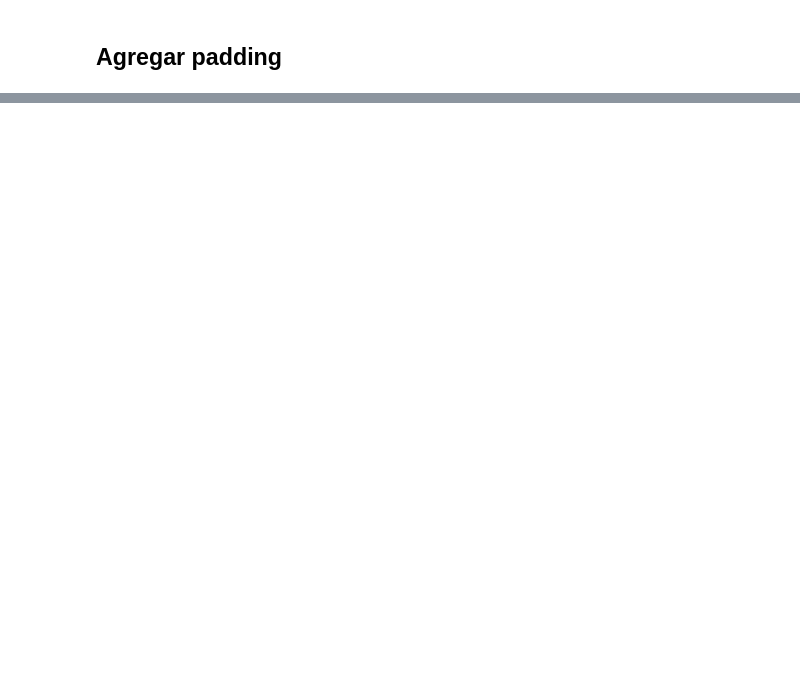
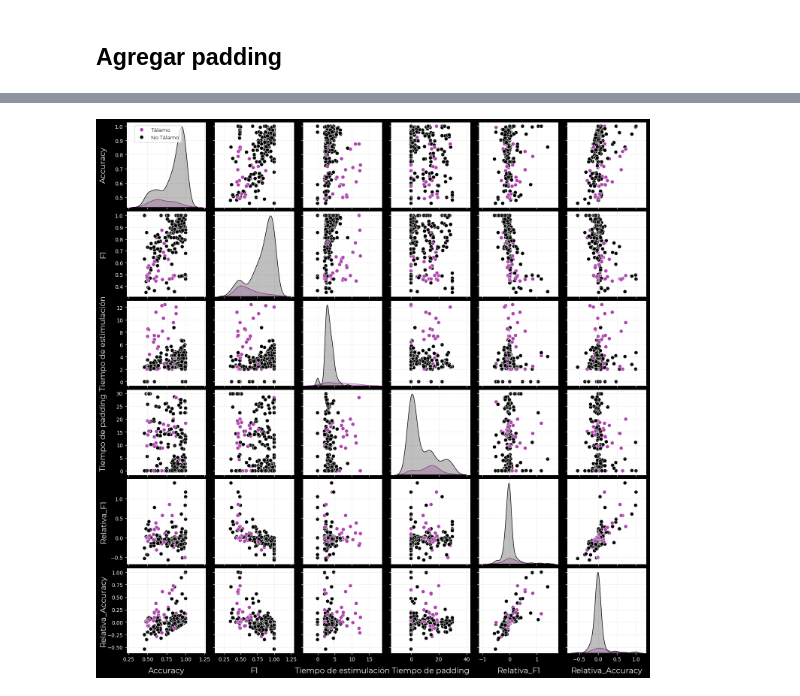
Before and after one commit to martinrrobins/PI-Thalamus-RNS, a Jupyter notebook: Paper_iESPnet_pruebas/01-Exploraciones/03.7 Exploracion.ipynb, the cells around one changed output, grey strips where cells are left out. Drawn from its saved outputs; the diff is of its cells as text; code cells hidden in the pictures; blank space fills up the shorter version.

```diff
--- a/Paper_iESPnet_pruebas/01-Exploraciones/03.7 Exploracion.ipynb
+++ b/Paper_iESPnet_pruebas/01-Exploraciones/03.7 Exploracion.ipynb
@@ -230,0 +265,3 @@ plt.show()
+# %%
+# lista con ids de pacientes
+patients = ue.get_subfolders(DATA_DIR)
@@ -230,0 +388,8 @@ plt.show()
+# %%
+prediction_te_iespnet = []
+for s in range (len(results_iespnet)):
+    prediction_te_iespnet_patient = []
+    for j in range (len(results_iespnet[s])):
+        prediction_te_iespnet_patient.append(results_iespnet[s][j].get('prediction_te'))
+
+    prediction_te_iespnet.append(prediction_te_iespnet_patient)
@@ -230,0 +438,6 @@ plt.show()
+# %%
+variable_relativa_f1_=[]
+variable_relativa_accuracy_=[]
+for s in range(len(patients_dsf_iespnet)):
+    variable_relativa_f1_.append((np.array(f1_dsf_iespnet[s])-np.array(f1_iespnet[s]))/np.array(f1_iespnet[s]))
+    variable_relativa_accuracy_.append((np.array(accuracy_dsf_iespnet[s])-np.array(accuracy_iespnet[s]))/np.array(accuracy_iespnet[s]))
@@ -230,0 +561,3 @@ plt.show()
+# %%
+# Reemplazar los NaN por 0 en todo el DataFrame
+df_resultados_per_epoch.fillna(0, inplace=True)
@@ -230,0 +581,70 @@ plt.show()
+# %%
+font_path = '../03-Letra-plot/Montserrat-Regular.ttf'
+montserrat = fm.FontProperties(fname=font_path)
+
+pacientes_talamo = ['PIT-RNS0427', 'PIT-RNS1713', 'PIT-RNS3016', 'PIT-RNS7168', 'PIT-RNS8326', 'PIT-RNS6762']
+
+df_resultados_per_epoch['Tálamo'] = df_resultados_per_epoch['Paciente'].apply(lambda x: x in pacientes_talamo)
+
+# Crear el pairplot
+pairplot = sns.pairplot(
+                        df_resultados_per_epoch,
+                        hue       = 'Talamo',
+                        palette   = {True: '#AF42AE', False: '#000000'},
+                        diag_kind = "kde",
+                        plot_kws  = {'marker': 'o', 'facecolors': 'black', 'edgecolor': 'white', 's': 50},
+                        diag_kws  = {'color':'#000000'}
+                       )
+
+pairplot.fig.patch.set_facecolor('#000000')  # Fondo negro fuera de los gráficos
+
+for ax in pairplot.axes.flatten():
+    ax.set_facecolor('#FFFFFF')  # Fondo blanco en los gráficos
+
+for ax in pairplot.fig.axes:
+    ax.set_xlabel(ax.get_xlabel(), fontproperties=montserrat, fontsize=15, color='#FFFFFF',labelpad=10)
+    ax.set_ylabel(ax.get_ylabel(), fontproperties=montserrat, fontsize=15, color='#FFFFFF',labelpad=10)
+
+    ax.spines['bottom'].set_color('#FFFFFF')
+    ax.spines['top'].set_color('#FFFFFF')
+    ax.spines['left'].set_color('#FFFFFF')
+    ax.spines['right'].set_color('#FFFFFF')
+
+    # Cambiar el color de los ticks (números en los ejes) a blanco
+    ax.tick_params(axis='x', colors='#FFFFFF')
+    ax.tick_params(axis='y', colors='#FFFFFF')
+
+    ax.xaxis.label.set_color('#FFFFFF')
+    ax.yaxis.label.set_color('#FFFFFF')
+
+    ax.yaxis.set_label_coords(-0.25, 0.5)
+
+    ax.grid(True, linestyle='--', linewidth=0.5, alpha=0.8, color='#CFCFCF')
+
+
+legend = pairplot._legend
+legend.set_frame_on(True)
+
+legend.get_frame().set_facecolor('#FFFFFF')
+legend.set_title('', prop = montserrat)
+
+# Personalizar los textos de la leyenda
+for text in legend.get_texts():
+    text.set_fontproperties(montserrat)
+    text.set_color('#000000')
+
+# Cambiar el color de los puntos de la leyenda
+legend.legend_handles[0].set_markerfacecolor('#AF42AE')  # Talamo
+legend.legend_handles[1].set_markerfacecolor('#000000')  # No Talamo
+
+
+legend.texts[0].set_text('Tálamo')
+legend.texts[1].set_text('No Tálamo')
+
+# Ubicar la leyenda en la parte superior izquierda
+legend.set_bbox_to_anchor((0.06, 0.985))
+legend.set_loc('upper left')
+
+plt.show()
+# %% [output]
+[figure, added]
```
Also changed, not shown: parts of 35 cells of this notebook, 5 other files.
